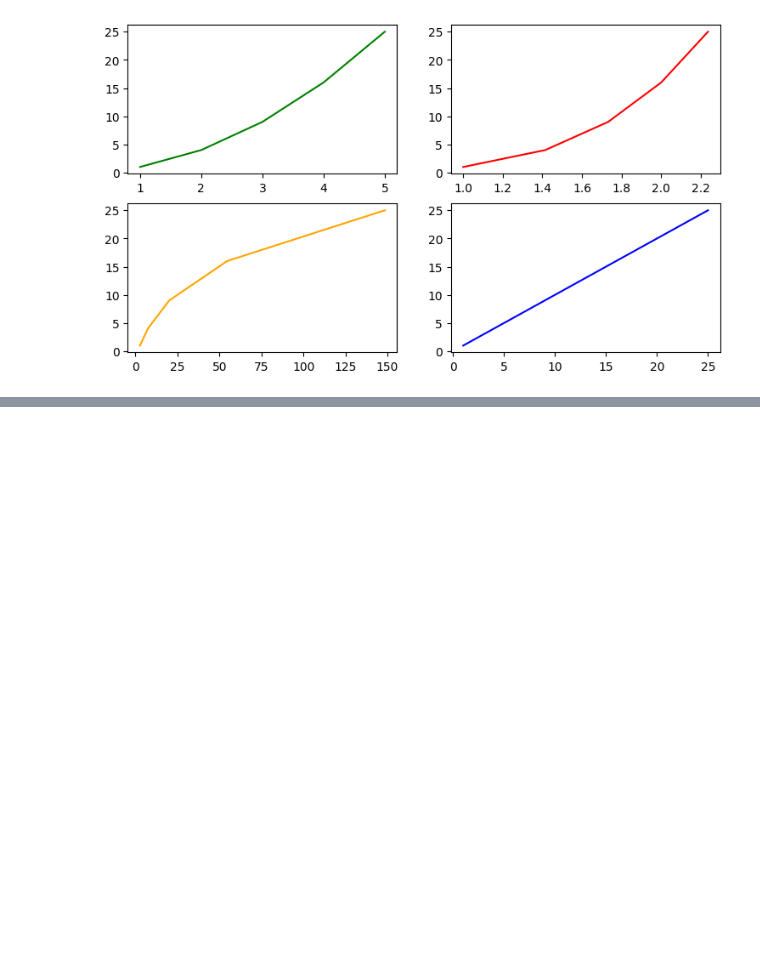
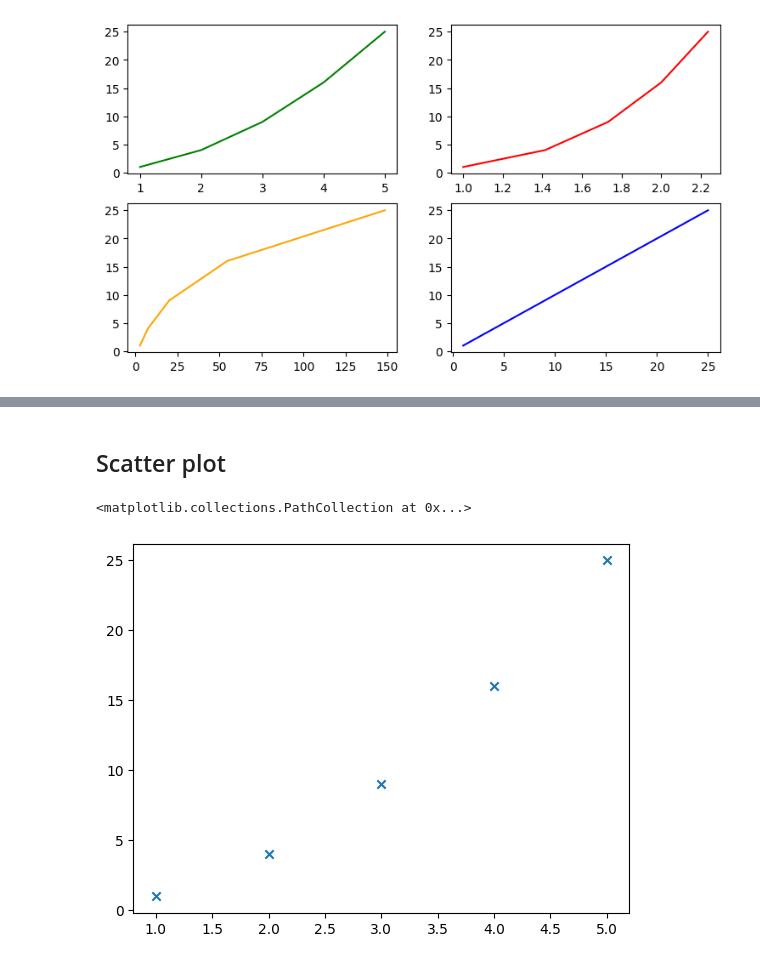
Before and after one commit to amankr2301/Data_analysis_with_python-, a Jupyter notebook: numpy-pandas-matplotlib.ipynb, the cells around one changed output, grey strips where cells are left out. Drawn from its saved outputs; the diff is of its cells as text; code cells hidden in the pictures; blank space fills up the shorter version.

Commit message:
Kaggle Notebook | numpy_pandas_matplotlib | Matplotlib

```diff
--- a/numpy-pandas-matplotlib.ipynb
+++ b/numpy-pandas-matplotlib.ipynb
@@ -374,0 +397,10 @@ array([ 1,  4,  9, 16, 25])
+# %% [markdown]
+## Scatter plot
+# %%
+x = np.arange(1,6)
+y = np.square(x)
+
+plt.scatter(x, y , marker = 'x')
+# %% [output]
+<matplotlib.collections.PathCollection at 0x...>
+[figure, added]
```
Also changed, not shown: parts of 8 cells of this notebook.
